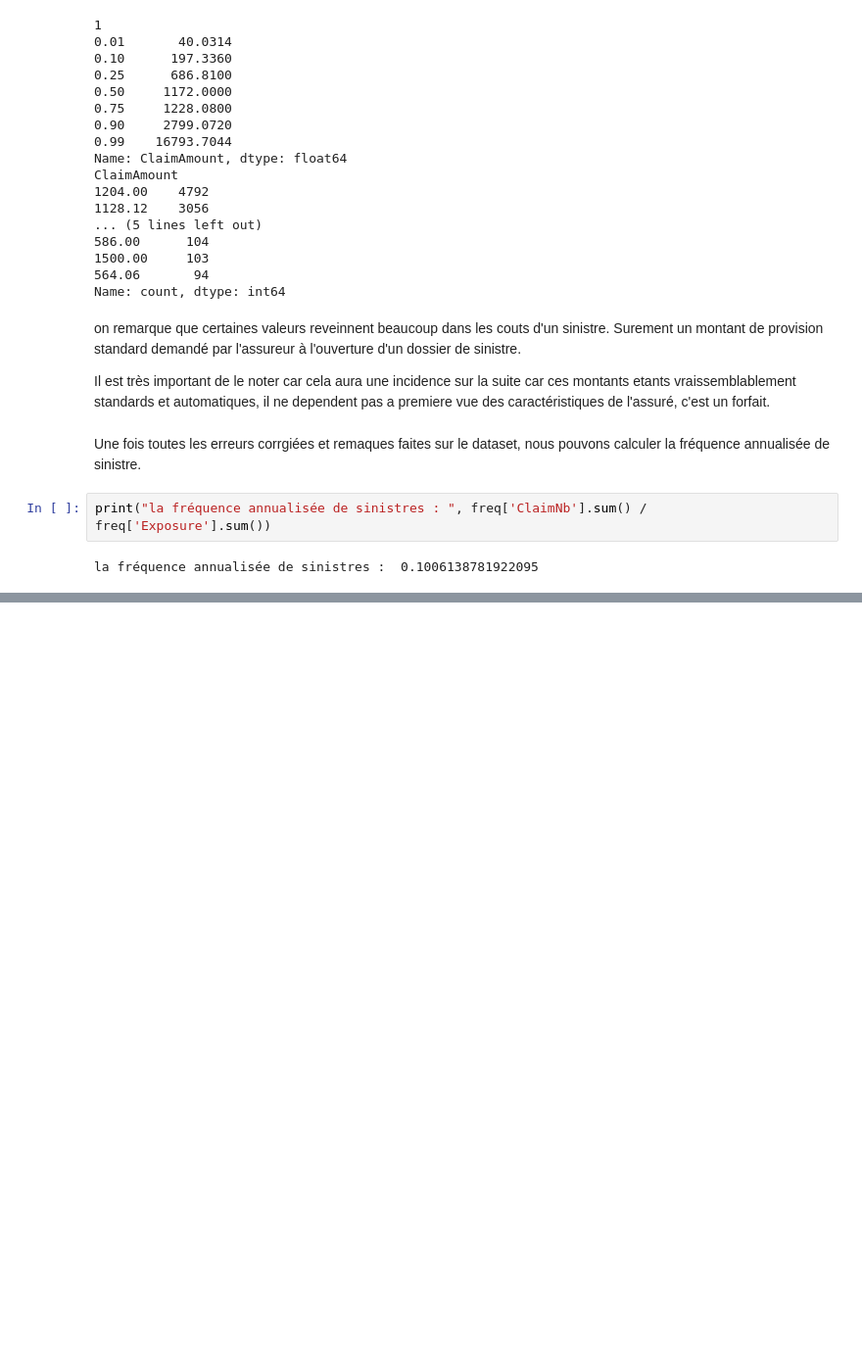
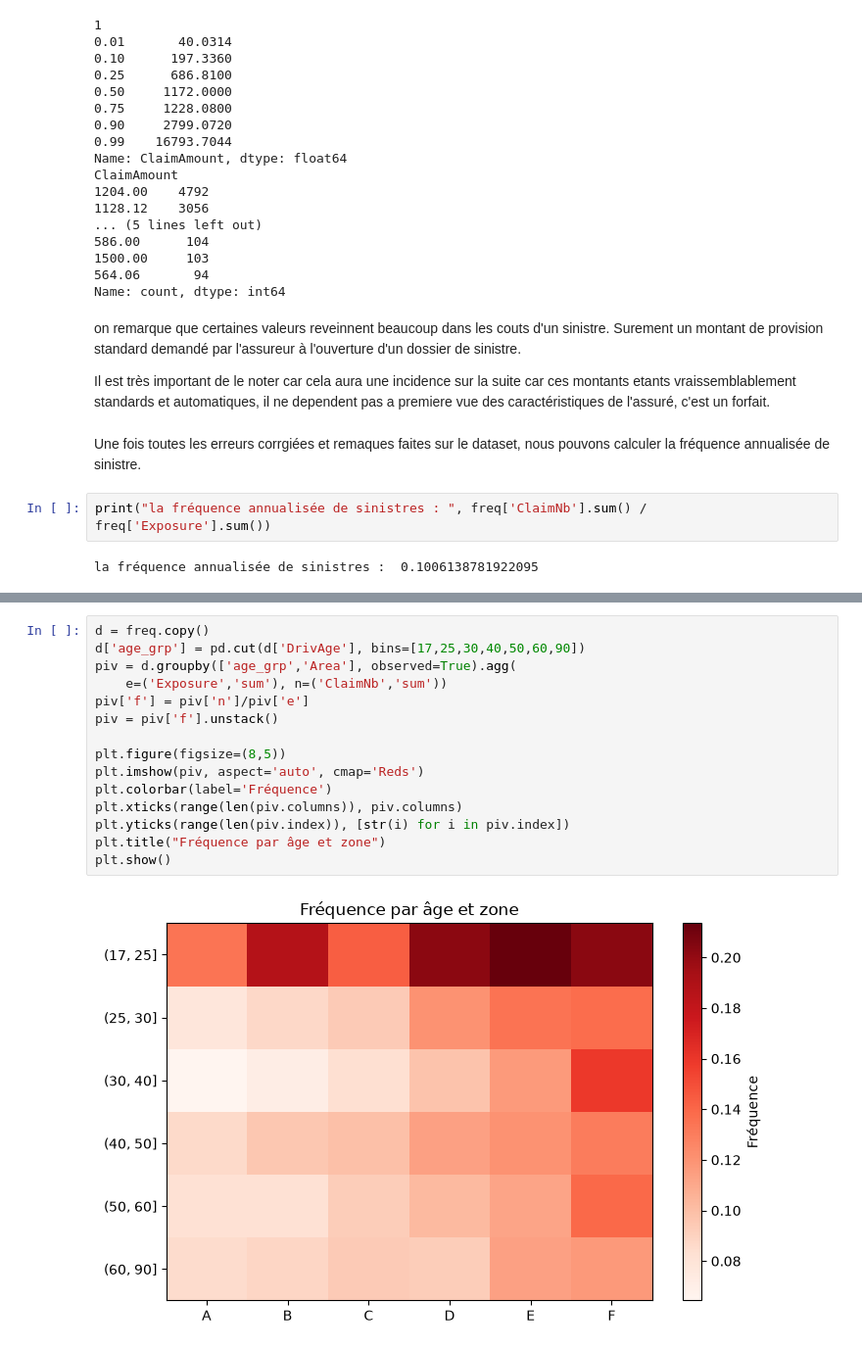
Before and after one commit to Charlesptrd/pricing-glm-vs-ml, a Jupyter notebook: notebooks/01_exploration.ipynb, the cells around one changed output, grey strips where cells are left out. Shown at 98% size. Saved outputs shown, nothing was run; the diff lists cells and outputs as text; blank space fills up the shorter version.

```diff
--- a/notebooks/01_exploration.ipynb
+++ b/notebooks/01_exploration.ipynb
@@ -426,0 +451,17 @@ KeyError: "Label(s) ['exposure'] do not exist"
+# %%
+d = freq.copy()
+d['age_grp'] = pd.cut(d['DrivAge'], bins=[17,25,30,40,50,60,90])
+piv = d.groupby(['age_grp','Area'], observed=True).agg(
+    e=('Exposure','sum'), n=('ClaimNb','sum'))
+piv['f'] = piv['n']/piv['e']
+piv = piv['f'].unstack()
+
+plt.figure(figsize=(8,5))
+plt.imshow(piv, aspect='auto', cmap='Reds')
+plt.colorbar(label='Fréquence')
+plt.xticks(range(len(piv.columns)), piv.columns)
+plt.yticks(range(len(piv.index)), [str(i) for i in piv.index])
+plt.title("Fréquence par âge et zone")
+plt.show()
+# %% [output]
+[figure, added]
```
Also changed, not shown: parts of 2 cells of this notebook, 1 other file.
